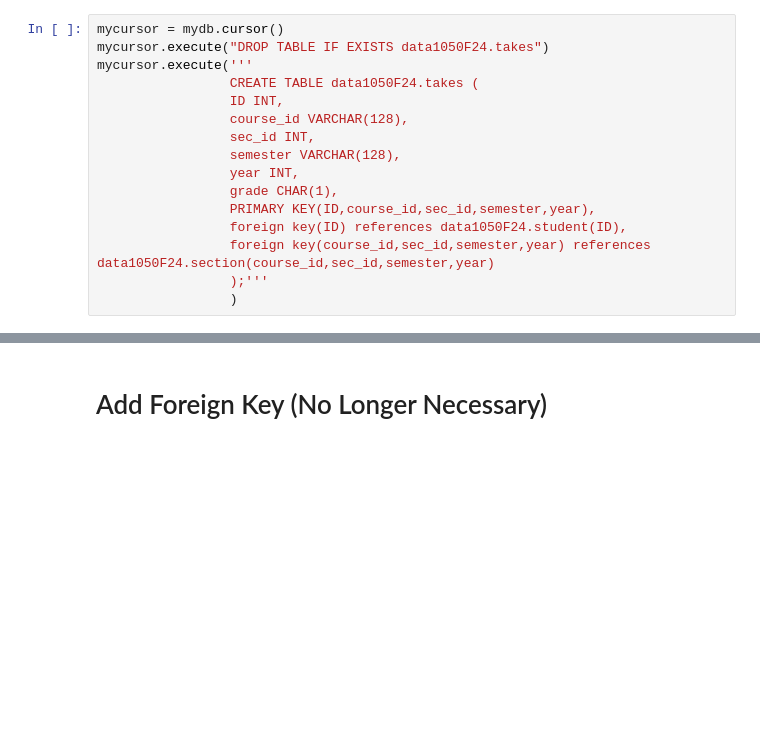
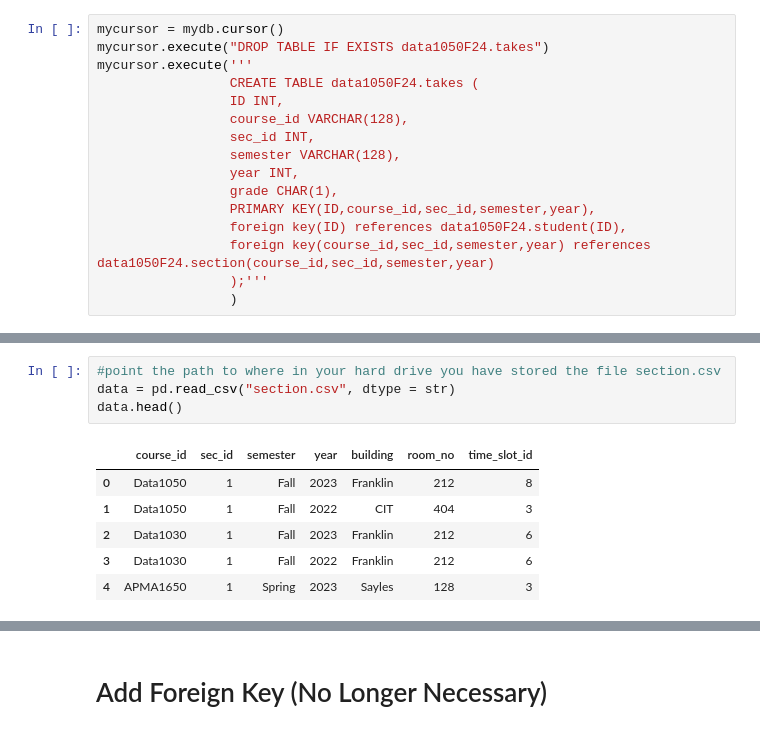
Before and after one commit to sirjimmylin/DATA1050-Fall2024, a Jupyter notebook: mysql.ipynb, the cells around one changed output, grey strips where cells are left out. Drawn from its saved outputs; the diff is of its cells as text; blank space fills up the shorter version.

```diff
--- a/mysql.ipynb
+++ b/mysql.ipynb
@@ -625,0 +707,11 @@ mycursor.execute('''
+# %%
+#point the path to where in your hard drive you have stored the file section.csv
+data = pd.read_csv("section.csv", dtype = str)
+data.head()
+# %% [output]
+|  | course_id | sec_id | semester | year | building | room_no | time_slot_id |
+| 0 | Data1050 | 1 | Fall | 2023 | Franklin | 212 | 8 |
+| 1 | Data1050 | 1 | Fall | 2022 | CIT | 404 | 3 |
+| 2 | Data1030 | 1 | Fall | 2023 | Franklin | 212 | 6 |
+| 3 | Data1030 | 1 | Fall | 2022 | Franklin | 212 | 6 |
+| 4 | APMA1650 | 1 | Spring | 2023 | Sayles | 128 | 3 |
```
Also changed, not shown: parts of 29 cells of this notebook.
